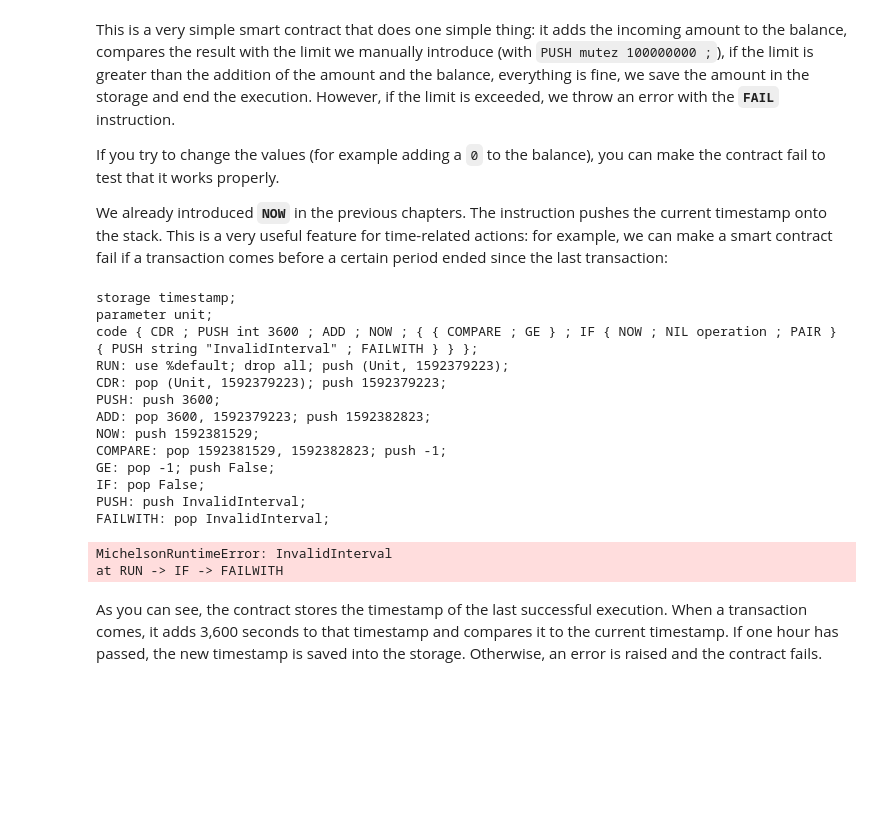
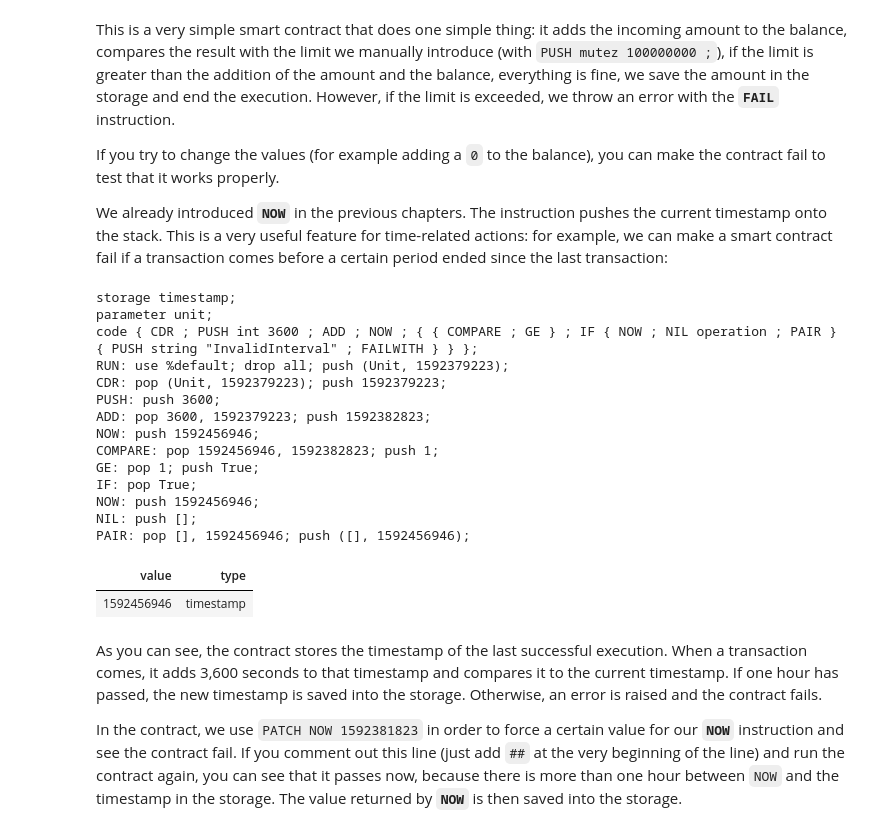
Before and after one commit to baking-bad/michelson-labs, a Jupyter notebook: notebooks/Chapter five/Chapter five - Working with mutez & timestamps, BALANCE, AMOUNT, NOW.ipynb, the cells around one changed output. Drawn from its saved outputs; the diff is of its cells as text; code cells hidden in the pictures; blank space fills up the shorter version.

```diff
--- a/notebooks/Chapter five/Chapter five - Working with mutez & timestamps, BALANCE, AMOUNT, NOW.ipynb
+++ b/notebooks/Chapter five/Chapter five - Working with mutez & timestamps, BALANCE, AMOUNT, NOW.ipynb
@@ -301,33 +306,36 @@ We already introduced **`NOW`** in the previous chapters. The instruction pushes
 # %%
 storage timestamp ;
 parameter unit ;
 code {
     CDR ;
     PUSH int 3600 ; ## 60 sec * 60 min = 1 hour interval
     ADD ;
-    ## PATCH NOW 1592381823 ;
+    PATCH NOW 1592381823 ;
     NOW ;
     IFCMPGE
         { NOW ; NIL operation ; PAIR }
         { PUSH string "InvalidInterval" ; FAILWITH }
 } ;
 
 RUN %default Unit 1592379223 ;
 # %% [output]
 storage timestamp;
 parameter unit;
 code { CDR ; PUSH int 3600 ; ADD ; NOW ; { { COMPARE ; GE } ; IF { NOW ; NIL operation ; PAIR } { PUSH string "InvalidInterval" ; FAILWITH } } };
 RUN: use %default; drop all; push (Unit, 1592379223);
 CDR: pop (Unit, 1592379223); push 1592379223;
 PUSH: push 3600;
 ADD: pop 3600, 1592379223; push 1592382823;
-NOW: push 1592381529;
-COMPARE: pop 1592381529, 1592382823; push -1;
-GE: pop -1; push False;
-IF: pop False;
-PUSH: push InvalidInterval;
-FAILWITH: pop InvalidInterval;
+NOW: push 1592456946;
+COMPARE: pop 1592456946, 1592382823; push 1;
+GE: pop 1; push True;
+IF: pop True;
+NOW: push 1592456946;
+NIL: push [];
+PAIR: pop [], 1592456946; push ([], 1592456946);
-MichelsonRuntimeError: InvalidInterval
-at RUN -> IF -> FAILWITH
+| value | type |
+| 1592456946 | timestamp |
 # %% [markdown]
 As you can see, the contract stores the timestamp of the last successful execution. When a transaction comes, it adds 3,600 seconds to that timestamp and compares it to the current timestamp. If one hour has passed, the new timestamp is saved into the storage. Otherwise, an error is raised and the contract fails.
+
+In the contract, we use `PATCH NOW 1592381823` in order to force a certain value for our **`NOW`** instruction and see the contract fail. If you comment out this line (just add `##` at the very beginning of the line) and run the contract again, you can see that it passes now, because there is more than one hour between `NOW` and the timestamp in the storage. The value returned by **`NOW`** is then saved into the storage.
```
Also changed, not shown: parts of 31 cells of this notebook, 1 other file.
